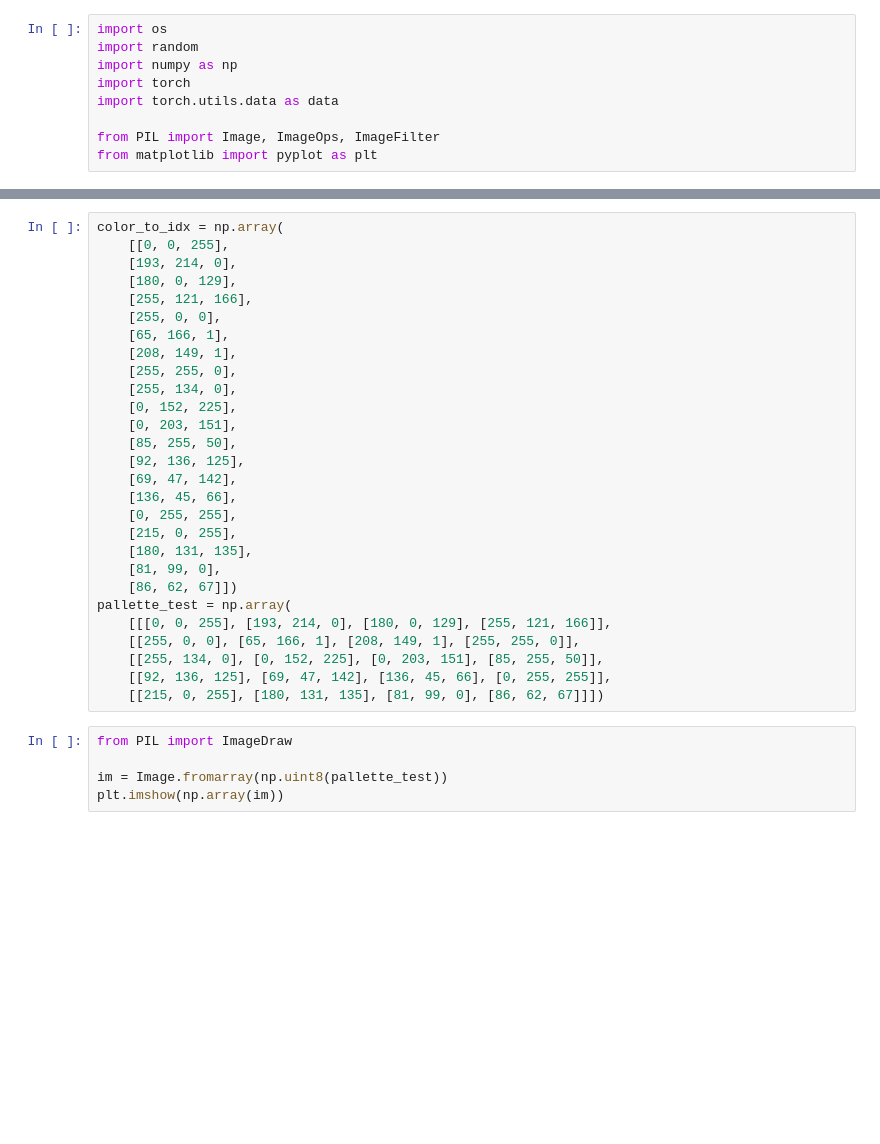
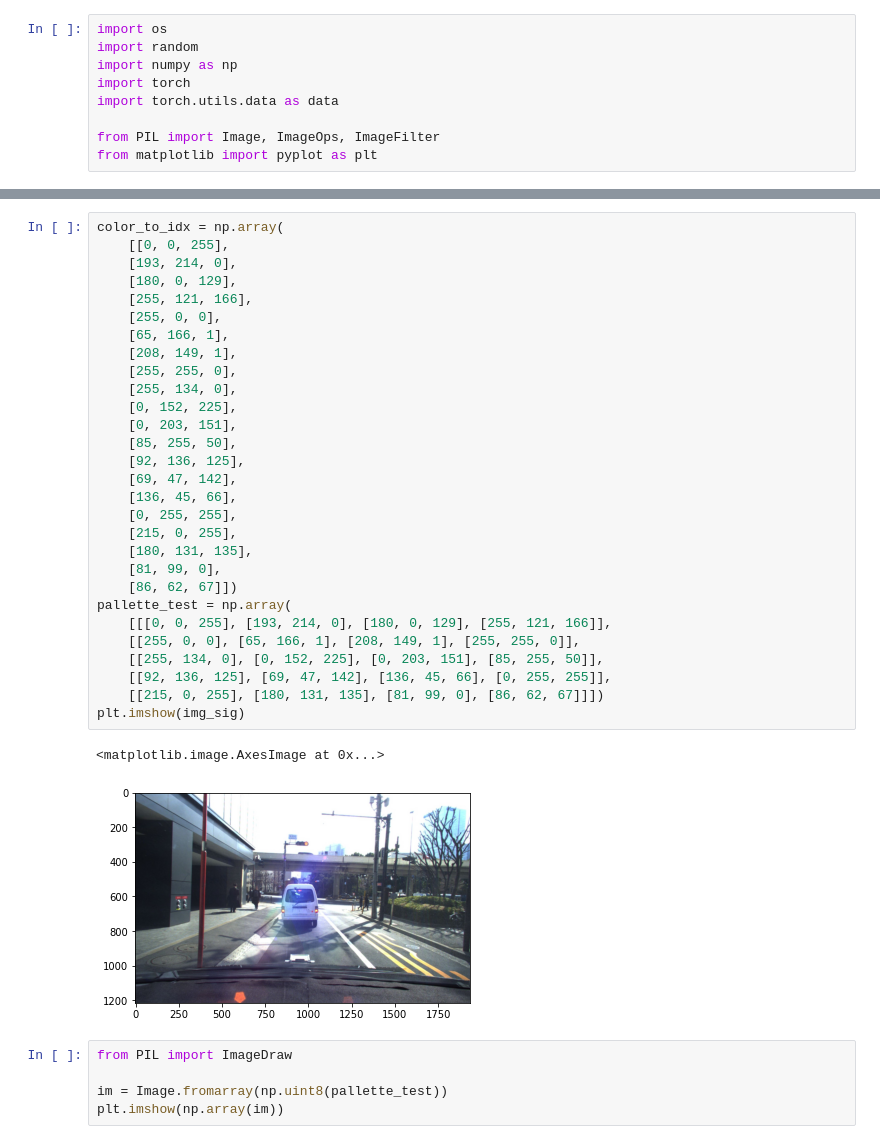
Before and after one commit to kondounagi/ai-edge-contest-4th, a Jupyter notebook: models/Fast-SCNN-pytorch/index-value.ipynb, the cells around one changed output, grey strips where cells are left out. Saved outputs shown, nothing was run; the diff lists cells and outputs as text; blank space fills up the shorter version.

```diff
--- a/models/Fast-SCNN-pytorch/index-value.ipynb
+++ b/models/Fast-SCNN-pytorch/index-value.ipynb
@@ -80,31 +118,35 @@ print(np.asarray(mask_sig).ravel())
 # %%
 color_to_idx = np.array(
     [[0, 0, 255],
     [193, 214, 0],
     [180, 0, 129],
     [255, 121, 166],
     [255, 0, 0],
     [65, 166, 1],
     [208, 149, 1],
     [255, 255, 0],
     [255, 134, 0],
     [0, 152, 225],
     [0, 203, 151],
     [85, 255, 50],
     [92, 136, 125],
     [69, 47, 142],
     [136, 45, 66],
     [0, 255, 255],
     [215, 0, 255],
     [180, 131, 135],
     [81, 99, 0],
     [86, 62, 67]])
 pallette_test = np.array(
     [[[0, 0, 255], [193, 214, 0], [180, 0, 129], [255, 121, 166]],
     [[255, 0, 0], [65, 166, 1], [208, 149, 1], [255, 255, 0]],
     [[255, 134, 0], [0, 152, 225], [0, 203, 151], [85, 255, 50]],
     [[92, 136, 125], [69, 47, 142], [136, 45, 66], [0, 255, 255]],
     [[215, 0, 255], [180, 131, 135], [81, 99, 0], [86, 62, 67]]])
+plt.imshow(img_sig)
+# %% [output]
+<matplotlib.image.AxesImage at 0x...>
+[figure, added]
 # %%
 from PIL import ImageDraw
 
```
Also changed, not shown: parts of 10 cells of this notebook, 10 other files.
